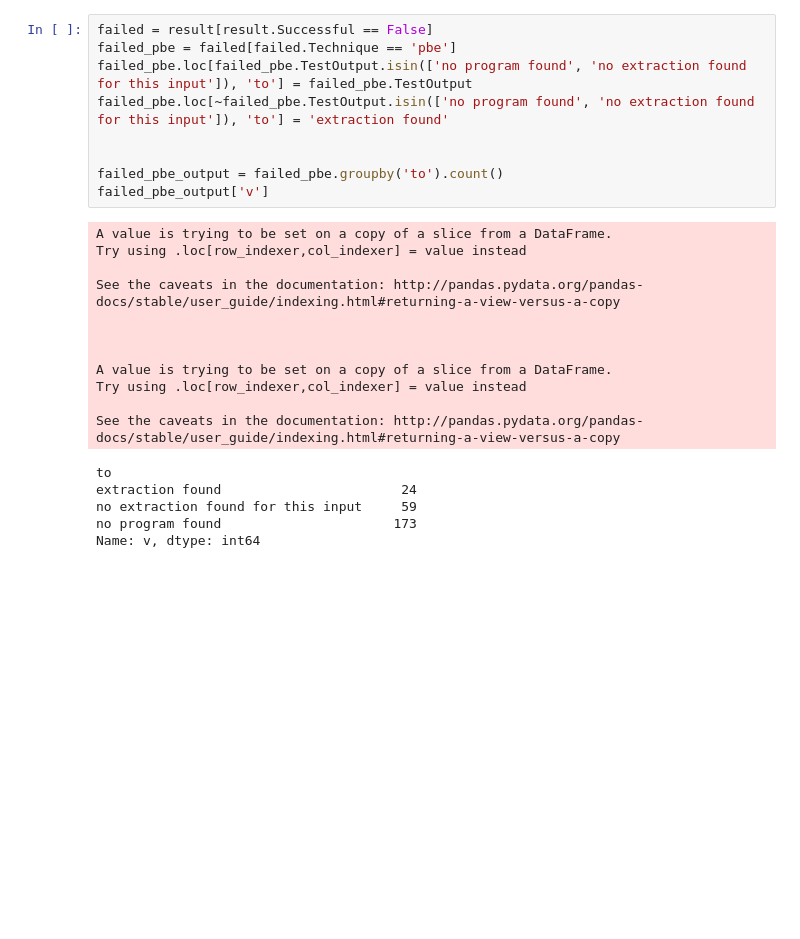
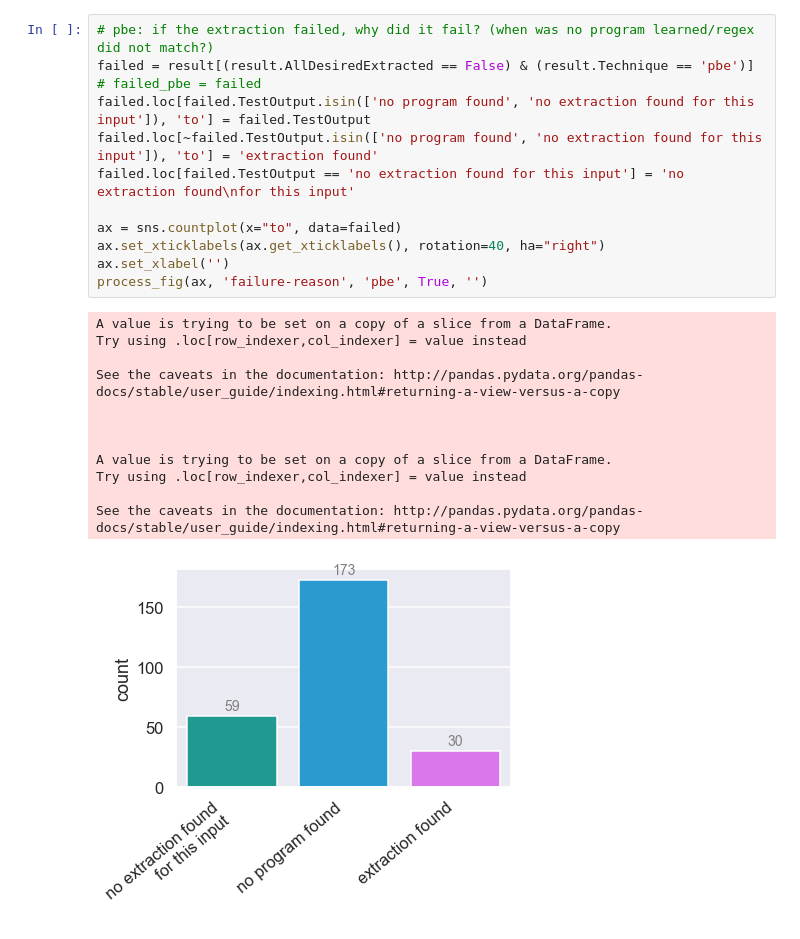
Before and after one commit to lacinoire/master-thesis, a Jupyter notebook: evaluation/results/big_study_data_analysis.ipynb, the cells around one changed output. Cells and saved outputs as stored; diff of their text form; blank space fills up the shorter version.

```diff
--- a/evaluation/results/big_study_data_analysis.ipynb
+++ b/evaluation/results/big_study_data_analysis.ipynb
@@ -73,26 +108,25 @@ plot_examples_vs_successful('kw')
 # %%
-failed = result[result.Successful == False]
-failed_pbe = failed[failed.Technique == 'pbe']
-failed_pbe.loc[failed_pbe.TestOutput.isin(['no program found', 'no extraction found for this input']), 'to'] = failed_pbe.TestOutput
-failed_pbe.loc[~failed_pbe.TestOutput.isin(['no program found', 'no extraction found for this input']), 'to'] = 'extraction found'
+# pbe: if the extraction failed, why did it fail? (when was no program learned/regex did not match?)
+failed = result[(result.AllDesiredExtracted == False) & (result.Technique == 'pbe')]
+# failed_pbe = failed
+failed.loc[failed.TestOutput.isin(['no program found', 'no extraction found for this input']), 'to'] = failed.TestOutput
+failed.loc[~failed.TestOutput.isin(['no program found', 'no extraction found for this input']), 'to'] = 'extraction found'
+failed.loc[failed.TestOutput == 'no extraction found for this input'] = 'no extraction found\nfor this input'
 
-
-failed_pbe_output = failed_pbe.groupby('to').count()
-failed_pbe_output['v']
+ax = sns.countplot(x="to", data=failed)
+ax.set_xticklabels(ax.get_xticklabels(), rotation=40, ha="right")
+ax.set_xlabel('')
+process_fig(ax, 'failure-reason', 'pbe', True, '')
 # %% [output]
 A value is trying to be set on a copy of a slice from a DataFrame.
 Try using .loc[row_indexer,col_indexer] = value instead
 
 See the caveats in the documentation: http://pandas.pydata.org/pandas-docs/stable/user_guide/indexing.html#returning-a-view-versus-a-copy
 
 
 
 A value is trying to be set on a copy of a slice from a DataFrame.
 Try using .loc[row_indexer,col_indexer] = value instead
 
 See the caveats in the documentation: http://pandas.pydata.org/pandas-docs/stable/user_guide/indexing.html#returning-a-view-versus-a-copy
-to
-extraction found                       24
-no extraction found for this input     59
-no program found                      173
-Name: v, dtype: int64
+[figure, added]
```
Also changed, not shown: parts of 31 cells of this notebook, 29 other files.
